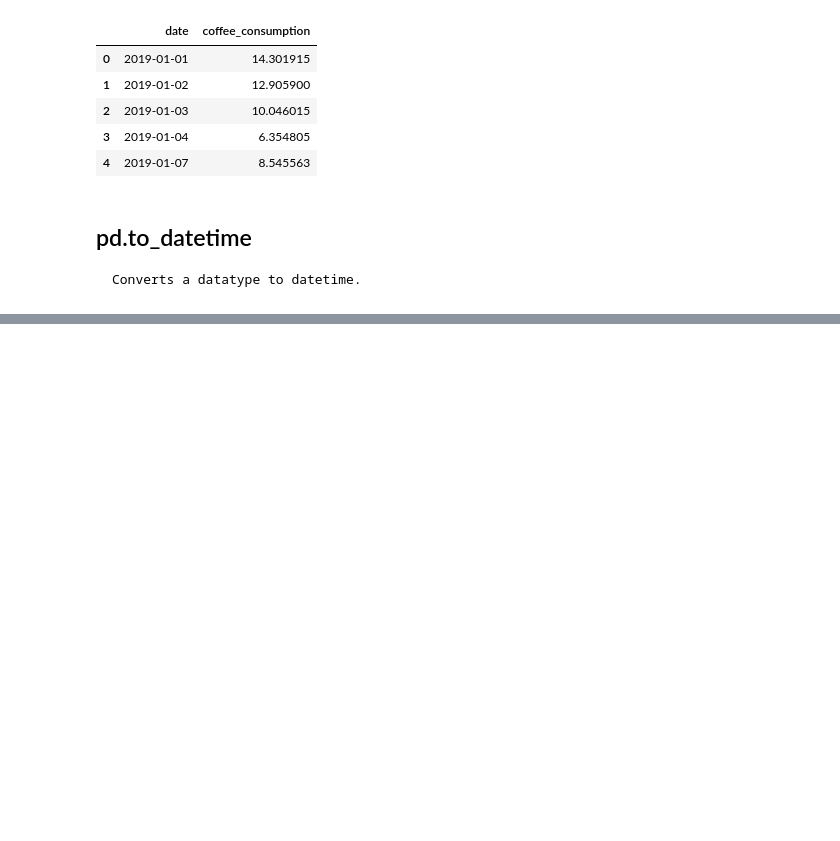
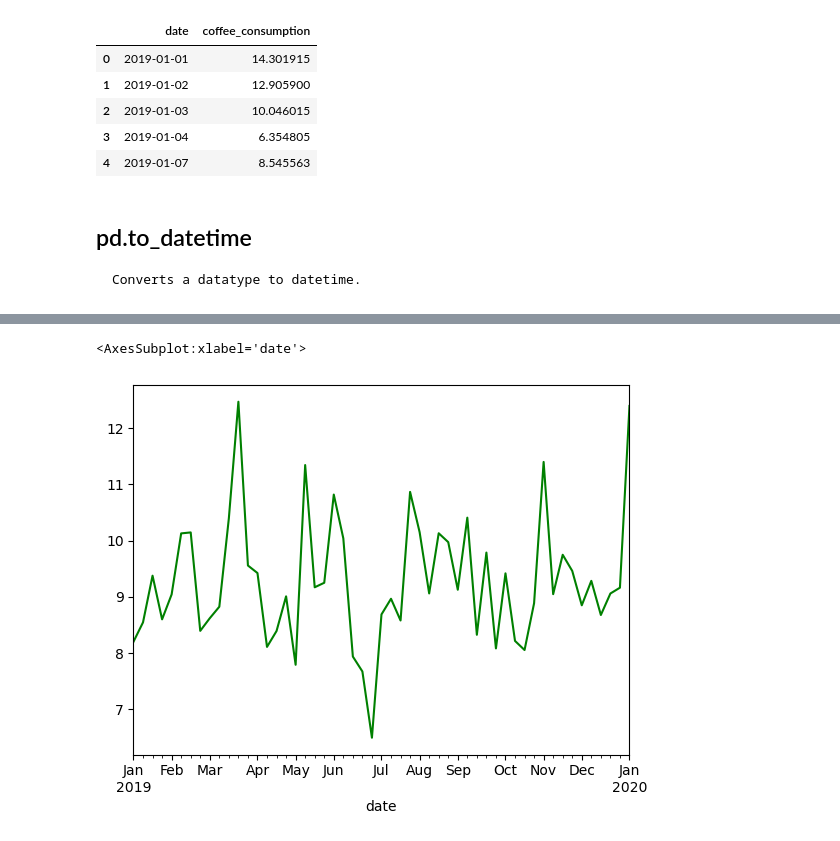
Before and after one commit to MagdalenaRahn/time-series-exercises, a Jupyter notebook: time-series-working-with-lesson-07FEB2023.ipynb, the cells around one changed output, grey strips where cells are left out. Cells and saved outputs as stored; diff of their text form; code cells hidden in the pictures; blank space fills up the shorter version.

```diff
--- a/time-series-working-with-lesson-07FEB2023.ipynb
+++ b/time-series-working-with-lesson-07FEB2023.ipynb
@@ -37,0 +265,7 @@ None
+# %%
+# reducing noise to not graph every day, but, instead, by weekly median
+
+fill_df.resample('W').median()['coffee_consumption'].plot(c = 'g')
+# %% [output]
+<AxesSubplot:xlabel='date'>
+[figure, added]
```
Also changed, not shown: parts of 31 cells of this notebook, 1 other file.
